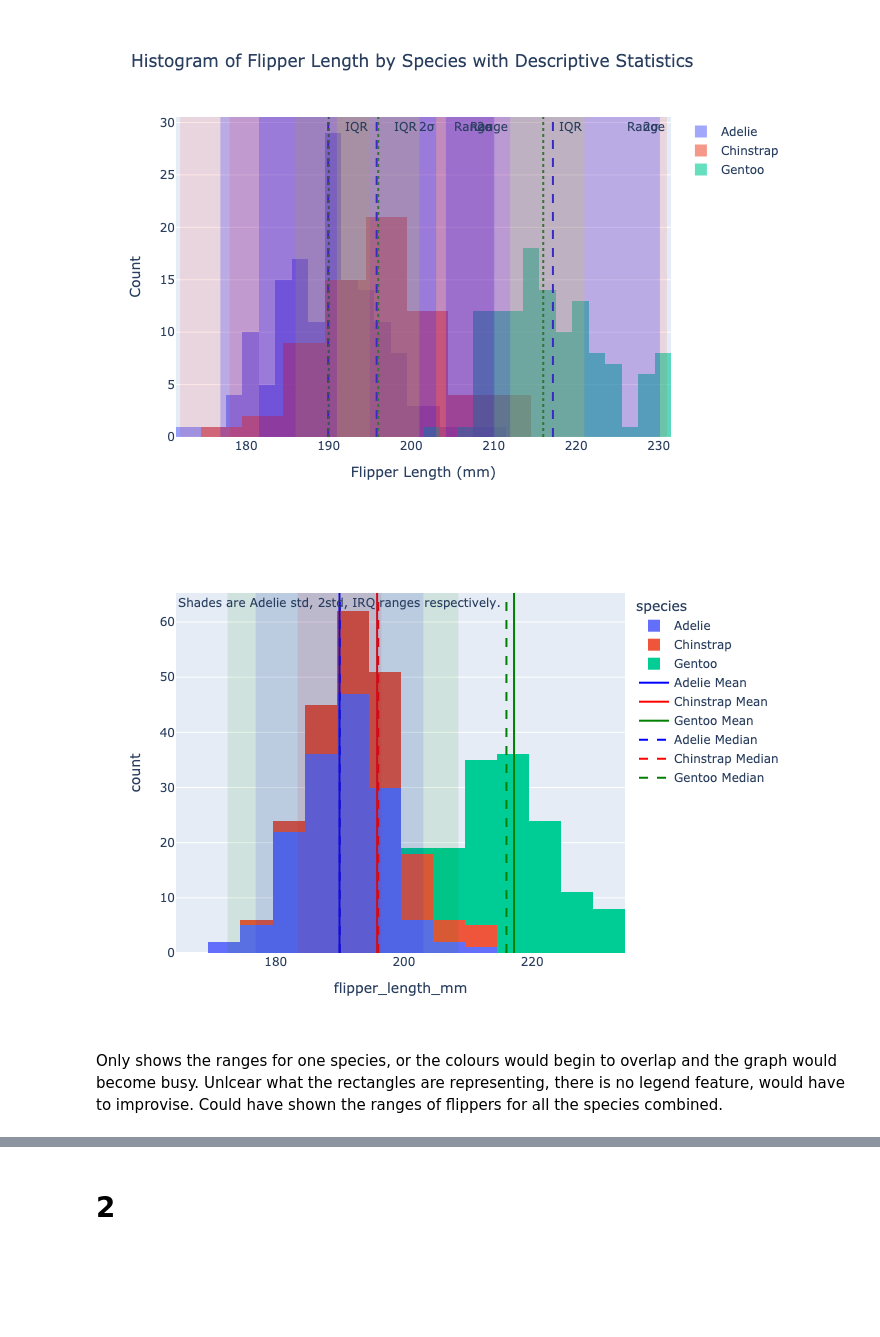
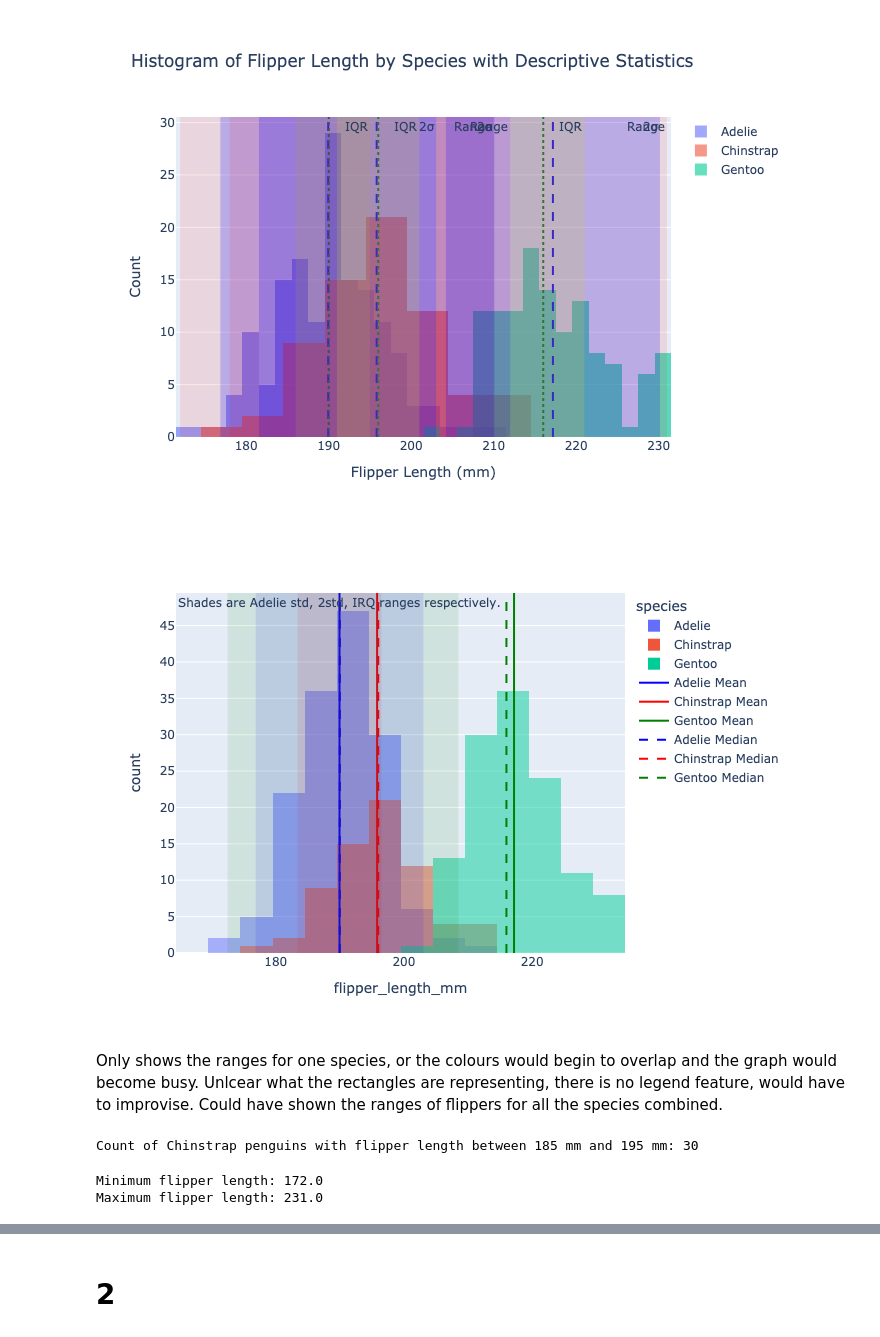
Before and after one commit to LucaPiccone/sta130, a Jupyter notebook: HW/HW_03.ipynb, the cells around one changed output, grey strips where cells are left out. Cells and saved outputs as stored; diff of their text form; code cells hidden in the pictures; blank space fills up the shorter version.

```diff
--- a/HW/HW_03.ipynb
+++ b/HW/HW_03.ipynb
@@ -112,7 +112,7 @@ fig.show(renderer="png")
 # %%
 species_list = df['species'].unique()
 # %%
-fig = px.histogram(df, x='flipper_length_mm', color='species')
+fig = px.histogram(df, x='flipper_length_mm', color='species', barmode='overlay', nbins=20)
 
 # Mean flipper_length
 adelie_mean = df[df['species'] == 'Adelie']['flipper_length_mm'].mean()
@@ -174,35 +174,55 @@ fig.add_trace(go.Scatter(
 ))
 
 # STD
 adelie_std = df[df['species'] == 'Adelie']['flipper_length_mm'].std()
 chinstrap_std = df[df['species'] == 'Chinstrap']['flipper_length_mm'].std()
 gentoo_std = df[df['species'] == 'Gentoo']['flipper_length_mm'].std()
 
 # Standard deviation range only for Adelie
 adelie_lower_bound_std_range = adelie_mean - (adelie_std)
 adelie_upper_bound_std_range = adelie_mean + (adelie_std)
 fig.add_vrect(x0=adelie_lower_bound_std_range, x1=adelie_upper_bound_std_range, line_width=0, fillcolor='red', opacity=0.1)
 
 
 # # Interquartile range, only for Adelie
 adelie_25percentile = df[df['species'] == 'Adelie']['flipper_length_mm'].quantile(0.25)
 adelie_75percentile = df[df['species'] == 'Adelie']['flipper_length_mm'].quantile(0.75)
 IQR = adelie_75percentile - adelie_25percentile
 
 adelie_lower_bound_IQR_range = adelie_25percentile - (1.5 * IQR)
 adelie_upper_bound_IQR_range = adelie_75percentile + (1.5 * IQR)
 
 fig.add_vrect(x0=adelie_lower_bound_IQR_range, x1=adelie_upper_bound_IQR_range, line_width=0, fillcolor='green', opacity=0.1)
 
 # 2 Standard Deviation range
 adelie_lower_bound_2std_range = adelie_mean - (2 * adelie_std)
 adelie_upper_bound_2std_range = adelie_mean + (2 * adelie_std)
 fig.add_vrect(x0=adelie_lower_bound_2std_range, x1=adelie_upper_bound_2std_range, line_width=0, fillcolor='blue', opacity=0.1, annotation_text='Shades are Adelie std, 2std, IRQ ranges respectively.', annotation_position="top")
 
+overall_mean = df['flipper_length_mm'].mean()
+overall_median = df['flipper_length_mm'].median()
+overall_std = df['flipper_length_mm'].std()
+
 fig.show(renderer="png")
 # %% [output]
-[figure, old version]
+[figure, new version]
 # %% [markdown]
 Only shows the ranges for one species, or the colours would begin to overlap and the graph would become busy.
 Unlcear what the rectangles are representing, there is no legend feature, would have to improvise.
 Could have shown the ranges of flippers for all the species combined.
+# %%
+# Count the number of Chinstrap penguins with a flipper length between 185 mm and 195 mm
+chinstrap_count_185_195 = df[(df['species'] == 'Chinstrap') & (df['flipper_length_mm'] >= 185) & (df['flipper_length_mm'] <= 195)].shape[0]
+print('Count of Chinstrap penguins with flipper length between 190 mm and 120 mm:', chinstrap_count_185_195)
+# %% [output]
+Count of Chinstrap penguins with flipper length between 185 mm and 195 mm: 30
+# %%
+# Calculate the minimum and maximum flipper lengths
+min_flipper_length = df['flipper_length_mm'].min()
+max_flipper_length = df['flipper_length_mm'].max()
+
+print('Minimum flipper length:', min_flipper_length)
+print('Maximum flipper length:', max_flipper_length)
+# %% [output]
+Minimum flipper length: 172.0
+Maximum flipper length: 231.0
```
Also changed, not shown: parts of 3 cells of this notebook.
